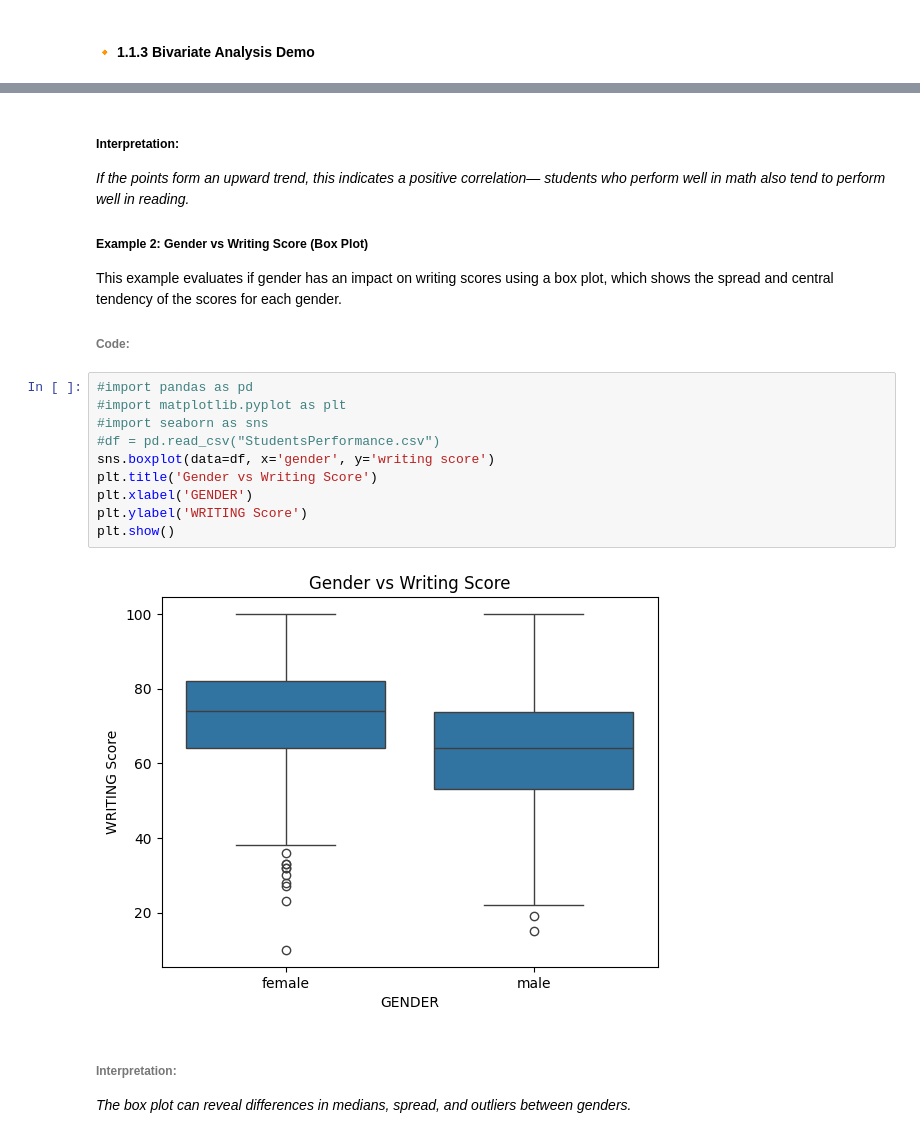
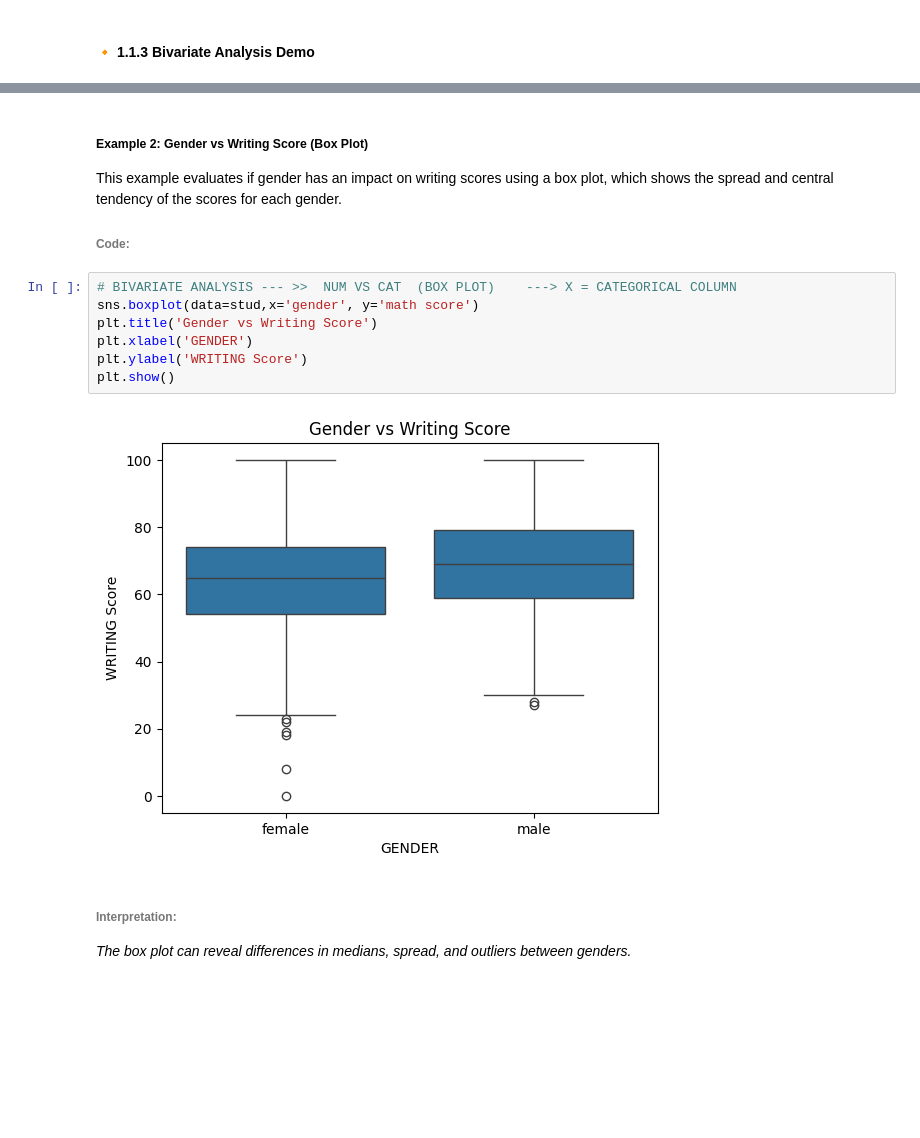
Before and after one commit to sbccas/data-analytics-using-python, a Jupyter notebook: 2_Lecture_Notes/Unit1_Fundamentals_of_Data_Analytics.ipynb, the cells around one changed output, grey strips where cells are left out. Cells and saved outputs as stored; diff of their text form; blank space fills up the shorter version.

```diff
--- a/2_Lecture_Notes/Unit1_Fundamentals_of_Data_Analytics.ipynb
+++ b/2_Lecture_Notes/Unit1_Fundamentals_of_Data_Analytics.ipynb
@@ -584,23 +618,17 @@ if len(df.select_dtypes(include=np.number).columns) >= 2:
 # %% [markdown]
-##### Interpretation:
-*If the points form an upward trend, this indicates a positive correlation— students who perform well in math also tend to perform well in reading.*
-
 ##### Example 2: Gender vs Writing Score (Box Plot)
 
 This example evaluates if gender has an impact on writing scores using a box plot, which shows the spread and central tendency of the scores for each gender.
 ###### Code:
 # %%
-#import pandas as pd
-#import matplotlib.pyplot as plt
-#import seaborn as sns
-#df = pd.read_csv("StudentsPerformance.csv")
-sns.boxplot(data=df, x='gender', y='writing score')
+# BIVARIATE ANALYSIS --- >>  NUM VS CAT  (BOX PLOT)    ---> X = CATEGORICAL COLUMN
+sns.boxplot(data=stud,x='gender', y='math score')
 plt.title('Gender vs Writing Score')
 plt.xlabel('GENDER')
 plt.ylabel('WRITING Score')
 plt.show()
 # %% [output]
-[figure, old version]
+[figure, new version]
 # %% [markdown]
 ###### Interpretation:
 *The box plot can reveal differences in medians, spread, and outliers between genders.*
```
Also changed, not shown: parts of 63 cells of this notebook, 25 other files.
